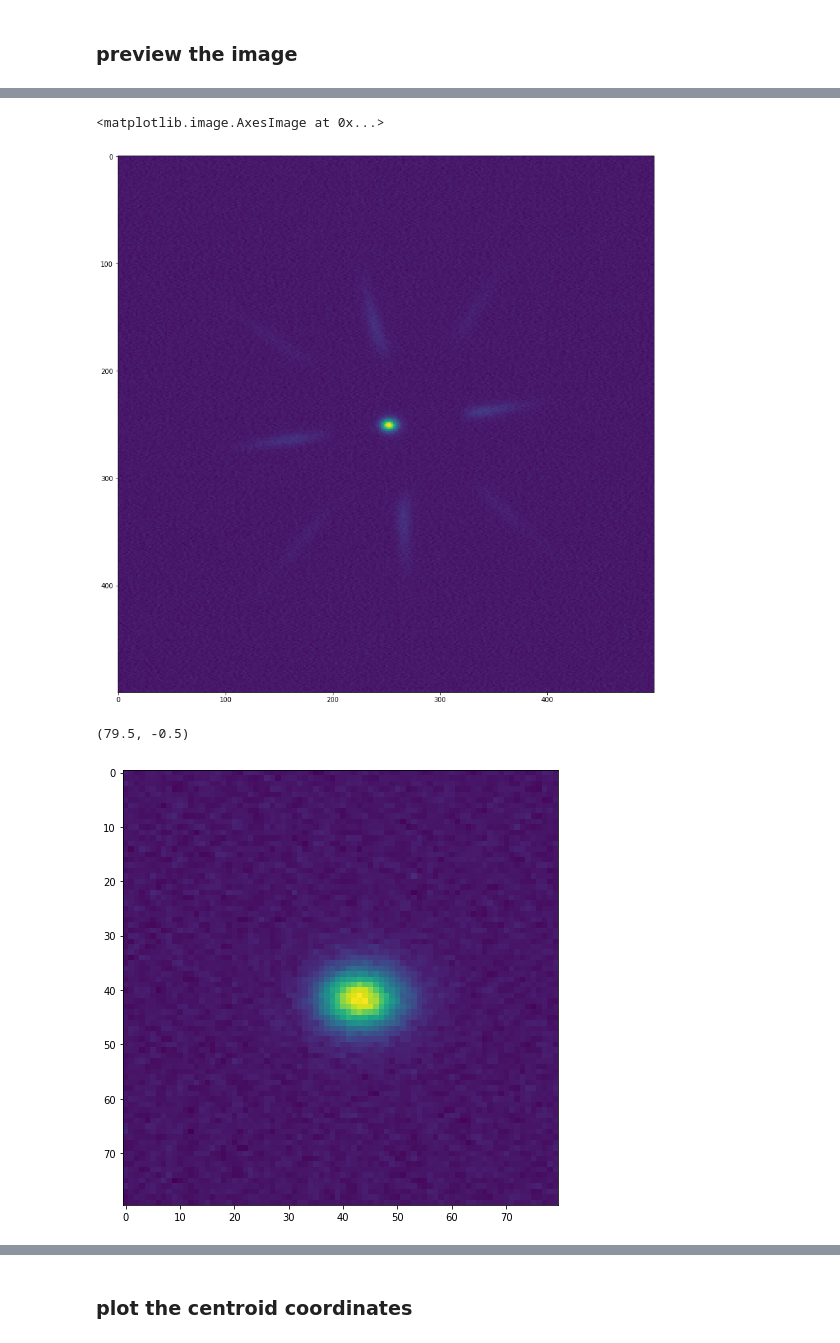
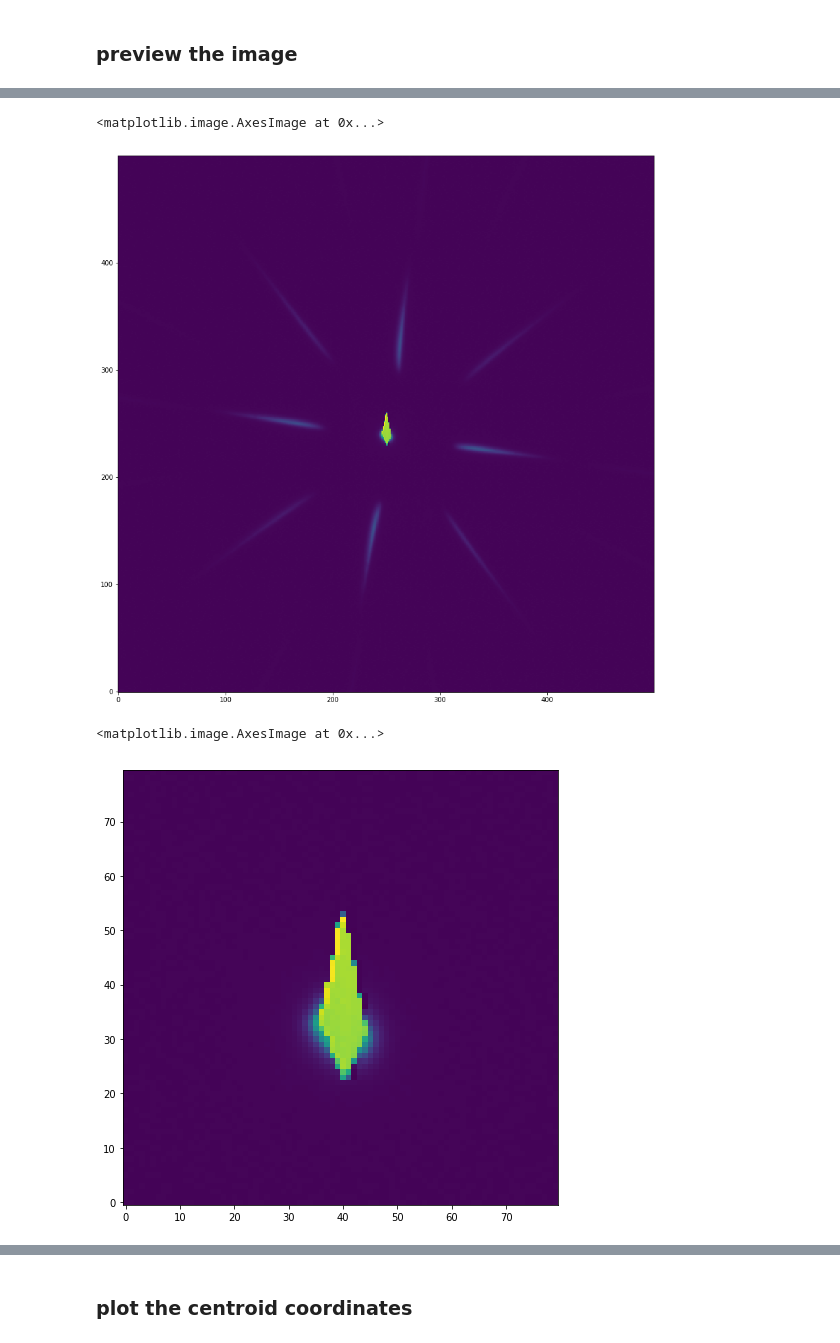
Before and after one commit to blaisekuo/adc-proc, a Jupyter notebook: adc-proc.ipynb, the cells around one changed output, grey strips where cells are left out. Cells and saved outputs as stored; diff of their text form; code cells hidden in the pictures.

```diff
--- a/adc-proc.ipynb
+++ b/adc-proc.ipynb
@@ -47,0 +120,3 @@ def gauss_fit(H,x, y):
+# %%
+event_timestamp=event_timestamp_list[0]
+print(event_timestamp)
@@ -47,0 +129,2 @@ def gauss_fit(H,x, y):
+# %%
+raunche_df=pd.read_csv('raunche_inputs.csv')
@@ -47,0 +134,2 @@ def gauss_fit(H,x, y):
+# %%
+raunche_df.set_index('timestamp',inplace=True,drop=False)
@@ -50,12 +167,20 @@ def gauss_fit(H,x, y):
 # %%
 #filename="gf-cam.20191113.210243"
 #filename="gf-cam.20191217.083513"
-filename="gf-cam.20191106.205946"
+#filename="gf-cam.20191106.205946"
+#filename="gf-cam.20200114.061041"
+#filename="gf-cam.20200114.061137"
+#filename="gf-cam.20200114.061204"
+#filename="gf-cam.20200114.061305"
+#filename="gf-cam.20200114.061331"
+filename="gf-cam." + raunche_df.loc[event_timestamp]['timestamp']
+
+path = "c:/cloudstor/codestore/jupyter/adc-proc/ADC_test_14Jan2020/"
 
 #infocus
 #im = fits.open("19sep30176-9-stack-darksub.fits")
 #im = fits.open("gf-cam.20191217.083513.fits")
-im = fits.open(filename + ".fits")
+im = fits.open(path + filename + ".fits")
 imarray0=im[0].data
 # %% [markdown]
 ### peek at the image array
@@ -147,18 +264,15 @@ fig,ax = plt.subplots()
 
 fig.set_size_inches(20, 15)
 ax.imshow(imarray,origin='lower')
-ax.imshow(imarray)
+#ax.imshow(imarray)
 # %% [output]
 <matplotlib.image.AxesImage at 0x...>
-[figure, old version]
+[figure, new version]
 # %%
 fig,ax = plt.subplots()
 
 fig.set_size_inches(8, 8)
 ax.imshow(stellarbox,origin='lower')
-
-ax=plt.gca()                            # get the axis
-ax.set_ylim(ax.get_ylim()[::-1])
 # %% [output]
-(79.5, -0.5)
+<matplotlib.image.AxesImage at 0x...>
-[figure, old version]
+[figure, new version]
```
Also changed, not shown: parts of 69 cells of this notebook, 12 other files.
